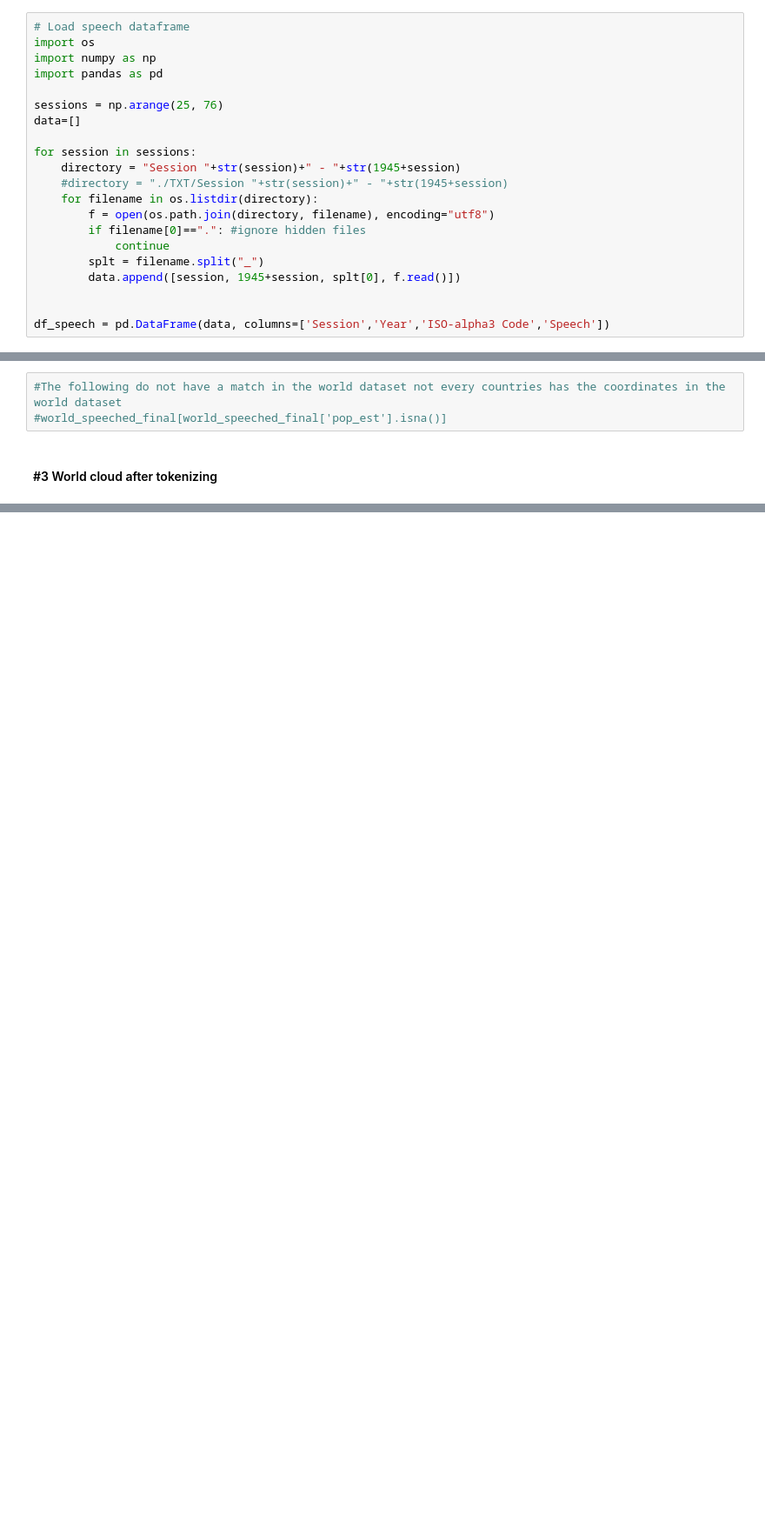
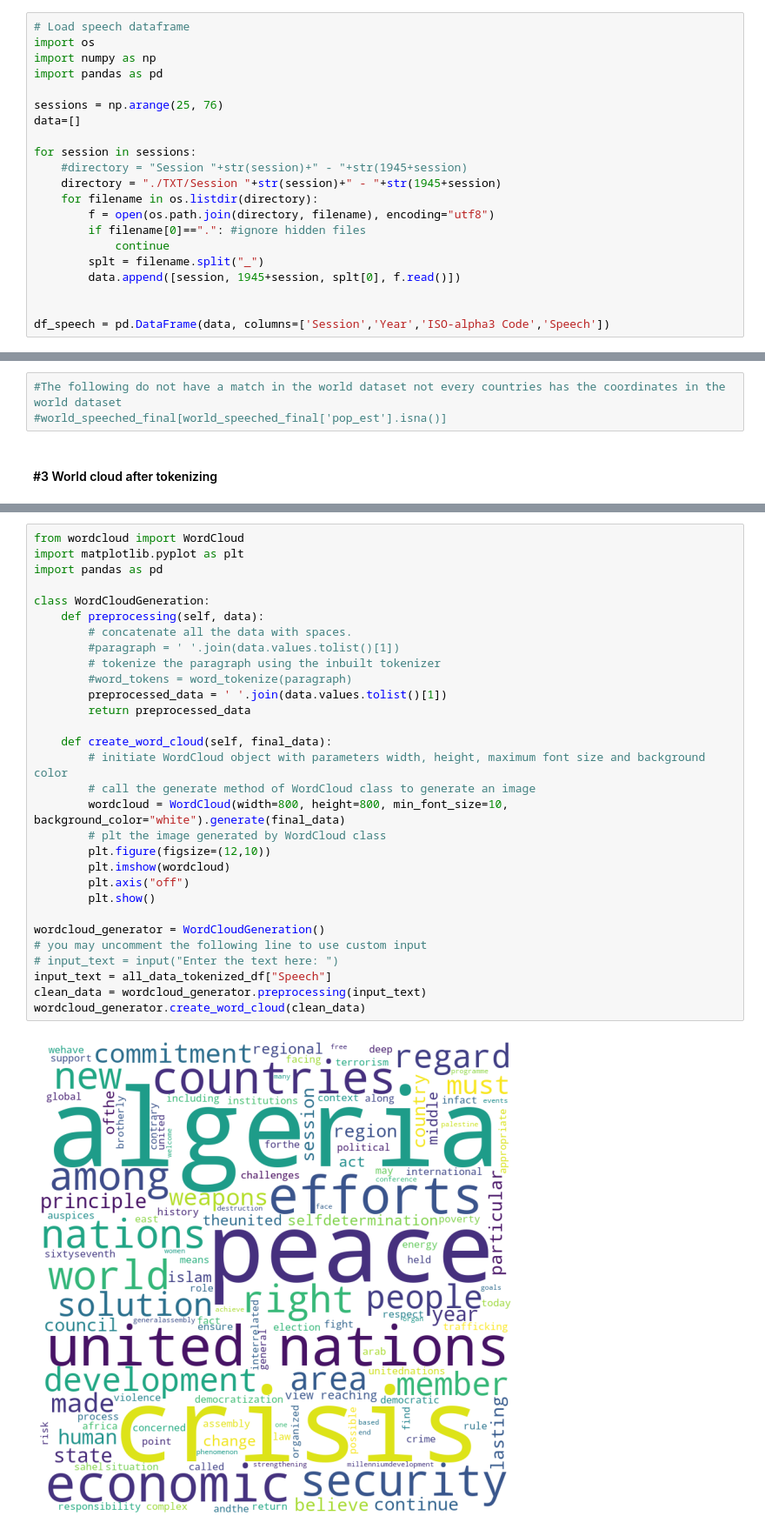
Before and after one commit to Ilna/Debates_And_WorldHappiness_Datasets_Classification, a Jupyter notebook: FDS_Assignment1_Ilia(clean and combine data)-WORDS_datavisual.ipynb, the cells around one changed output, grey strips where cells are left out. Shown at 87% size. Drawn from its saved outputs; the diff is of its cells as text; blank space fills up the shorter version.

Commit message:
Update FDS_Assignment1_Ilia(clean and combine data)-WORDS_datavisual.ipynb
Fixed word cloud

```diff
--- a/FDS_Assignment1_Ilia(clean and combine data)-WORDS_datavisual.ipynb
+++ b/FDS_Assignment1_Ilia(clean and combine data)-WORDS_datavisual.ipynb
@@ -12,8 +12,8 @@ sessions = np.arange(25, 76)
 data=[]
 
 for session in sessions:
-    directory = "Session "+str(session)+" - "+str(1945+session)
-    #directory = "./TXT/Session "+str(session)+" - "+str(1945+session)
+    #directory = "Session "+str(session)+" - "+str(1945+session)
+    directory = "./TXT/Session "+str(session)+" - "+str(1945+session)
     for filename in os.listdir(directory):
         f = open(os.path.join(directory, filename), encoding="utf8")
         if filename[0]==".": #ignore hidden files
@@ -460,0 +434,32 @@ plt.show()
+# %%
+from wordcloud import WordCloud
+import matplotlib.pyplot as plt
+import pandas as pd
+
+class WordCloudGeneration:
+    def preprocessing(self, data):
+        # concatenate all the data with spaces.
+        #paragraph = ' '.join(data.values.tolist()[1])
+        # tokenize the paragraph using the inbuilt tokenizer
+        #word_tokens = word_tokenize(paragraph)
+        preprocessed_data = ' '.join(data.values.tolist()[1])
+        return preprocessed_data
+
+    def create_word_cloud(self, final_data):
+        # initiate WordCloud object with parameters width, height, maximum font size and background color
+        # call the generate method of WordCloud class to generate an image
+        wordcloud = WordCloud(width=800, height=800, min_font_size=10, background_color="white").generate(final_data)
+        # plt the image generated by WordCloud class
+        plt.figure(figsize=(12,10))
+        plt.imshow(wordcloud)
+        plt.axis("off")
+        plt.show()
+
+wordcloud_generator = WordCloudGeneration()
+# you may uncomment the following line to use custom input
+# input_text = input("Enter the text here: ")
+input_text = all_data_tokenized_df["Speech"]
+clean_data = wordcloud_generator.preprocessing(input_text)
+wordcloud_generator.create_word_cloud(clean_data)
+# %% [output]
+[figure, added]
```
Also changed, not shown: parts of 3 cells of this notebook.
